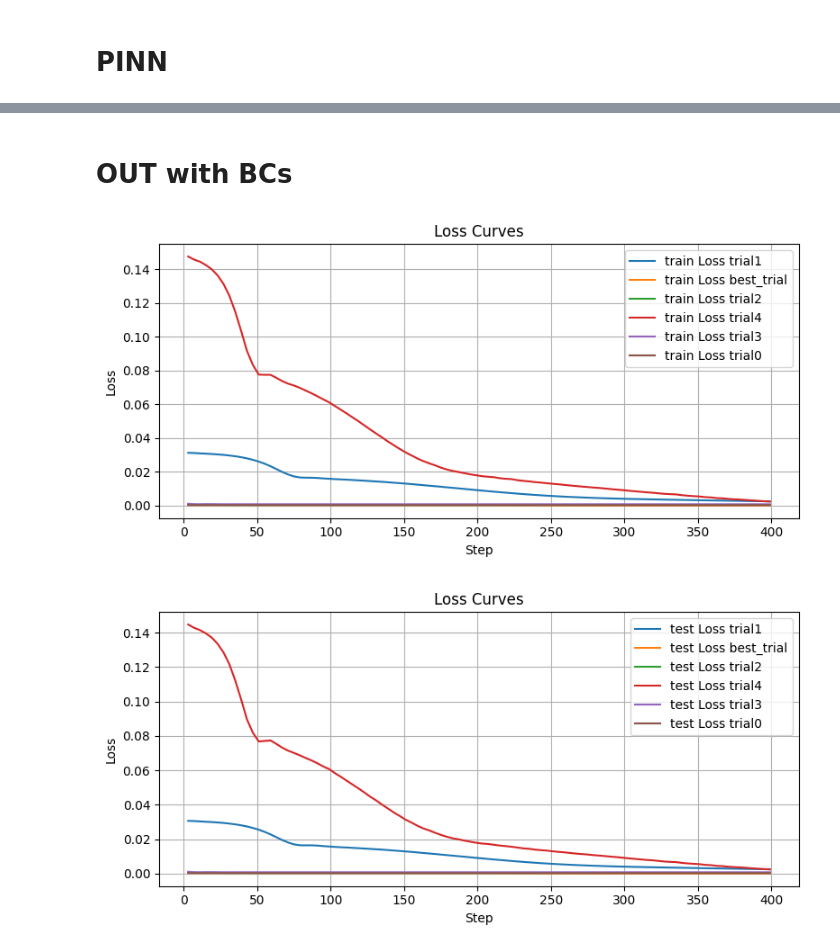
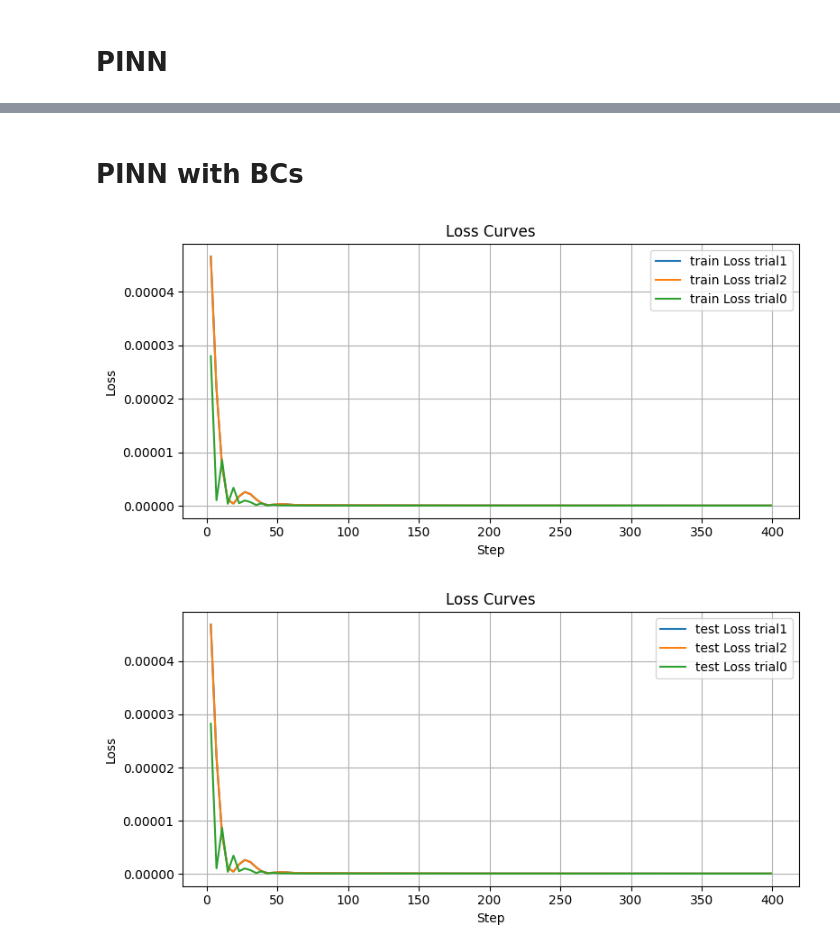
Before and after one commit to claudia181/PinnsStudy, a Jupyter notebook: step0.ipynb, the cells around one changed output, grey strips where cells are left out. Cells and saved outputs as stored; diff of their text form; code cells hidden in the pictures.

```diff
--- a/step0.ipynb
+++ b/step0.ipynb
@@ -728,0 +565,42 @@ Activation Function: Tanh()
+# %%
+path = "models/step0/AllenCahnSingle0/OUTbd"
+
+subdirs = []
+for entry_name in os.listdir(path):
+        full_path = os.path.join(path, entry_name)
+        if os.path.isdir(full_path):
+                subdirs.append(entry_name)
+
+selection = [
+        "trial0",
+        "trial1",
+        "trial2",
+        "trial3",
+        "trial4",
+        "trial5",
+        "trial6",
+        "trial7",
+        "trial8",
+        "trial9",
+        "trial10",
+        "trial11",
+        "trial12",
+        "trial13",
+        "trial14",
+        "trial15",
+        "trial16",
+        "trial17",
+        "trial18",
+        "trial19",
+        "trial20",
+        "best_trial"
+        ]
+
+labels = [trial for trial in os.listdir(path) if trial in selection]
+filepaths=[os.path.join(path, trial) + "/train_stats.npy" for trial in subdirs if trial in selection]
+
+plot_model_stats(filepaths=filepaths, labels=labels, to_plot=["train"])
+
+filepaths=[os.path.join(path, trial) + "/test_stats.npy" for trial in subdirs if trial in selection]
+
+plot_model_stats(filepaths=filepaths, labels=labels, to_plot=["test"])
@@ -729,7 +757,7 @@ Activation Function: Tanh()
 # %% [markdown]
-# OUT with BCs
+# PINN with BCs
 # %%
-path = "models/step0/AllenCahnSingle0/OUTfullB"
+path = "models/step0/AllenCahnSingle0/PINNfullB3"
 
 subdirs = []
 for entry_name in os.listdir(path):
@@ -744,33 +772,33 @@ selection = [
         "trial3",
         "trial4",
         "trial5",
         "trial6",
         "trial7",
         "trial8",
         "trial9",
         "trial10",
         "trial11",
         "trial12",
         "trial13",
         "trial14",
         "trial15",
         "trial16",
         "trial17",
         "trial18",
         "trial19",
         "trial20",
         "best_trial"
         ]
 
 labels = [trial for trial in os.listdir(path) if trial in selection]
 filepaths=[os.path.join(path, trial) + "/train_stats.npy" for trial in subdirs if trial in selection]
 
 plot_model_stats(filepaths=filepaths, labels=labels, to_plot=["train"])
 
 filepaths=[os.path.join(path, trial) + "/test_stats.npy" for trial in subdirs if trial in selection]
 
 plot_model_stats(filepaths=filepaths, labels=labels, to_plot=["test"])
 # %% [output]
-[figure, old version]
+[figure, new version]
-[figure, old version]
+[figure, new version]
 # %%
```
Also changed, not shown: parts of 20 cells of this notebook, 4 other files.
